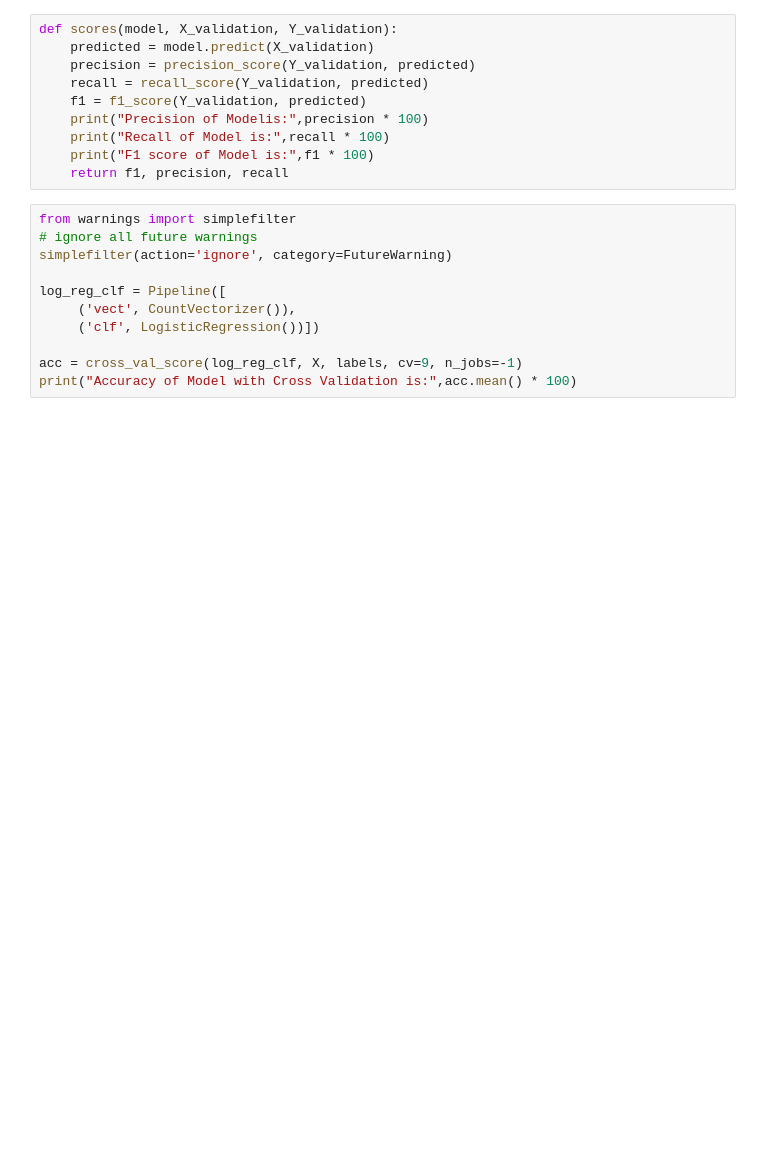
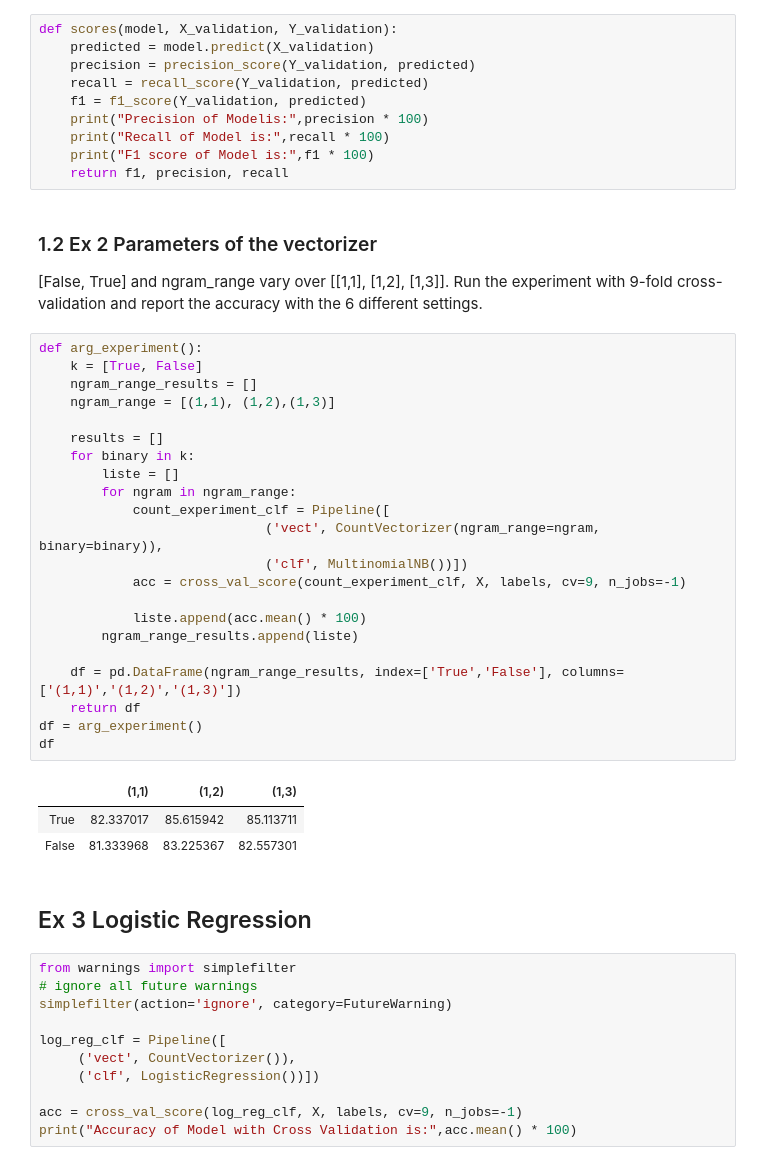
Before and after one commit to 181221/IN4080-NLP, a Jupyter notebook: Oblig-2/obl2-part-a.ipynb, the cells around one changed output. Cells and saved outputs as stored; diff of their text form; blank space fills up the shorter version.

```diff
--- a/Oblig-2/obl2-part-a.ipynb
+++ b/Oblig-2/obl2-part-a.ipynb
@@ -157,6 +161,38 @@ def scores(model, X_validation, Y_validation):
     print("Recall of Model is:",recall * 100)
     print("F1 score of Model is:",f1 * 100)
     return f1, precision, recall
+# %% [markdown]
+### 1.2 Ex 2 Parameters of the vectorizer
+[False, True] and ngram_range vary over [[1,1], [1,2], [1,3]].
+Run the experiment with 9-fold cross-validation and report the accuracy with the 6 different settings.
+# %%
+def arg_experiment():
+    k = [True, False]
+    ngram_range_results = []
+    ngram_range = [(1,1), (1,2),(1,3)]
+
+    results = []
+    for binary in k:
+        liste = []
+        for ngram in ngram_range:
+            count_experiment_clf = Pipeline([
+                             ('vect', CountVectorizer(ngram_range=ngram, binary=binary)),
+                             ('clf', MultinomialNB())])
+            acc = cross_val_score(count_experiment_clf, X, labels, cv=9, n_jobs=-1)
+
+            liste.append(acc.mean() * 100)
+        ngram_range_results.append(liste)
+
+    df = pd.DataFrame(ngram_range_results, index=['True','False'], columns=['(1,1)','(1,2)','(1,3)'])
+    return df
+df = arg_experiment()
+df
+# %% [output]
+|  | (1,1) | (1,2) | (1,3) |
+| True | 82.337017 | 85.615942 | 85.113711 |
+| False | 81.333968 | 83.225367 | 82.557301 |
+# %% [markdown]
+## Ex 3  Logistic Regression
 # %%
 from warnings import simplefilter
 # ignore all future warnings
```
Also changed, not shown: parts of 6 cells of this notebook.
